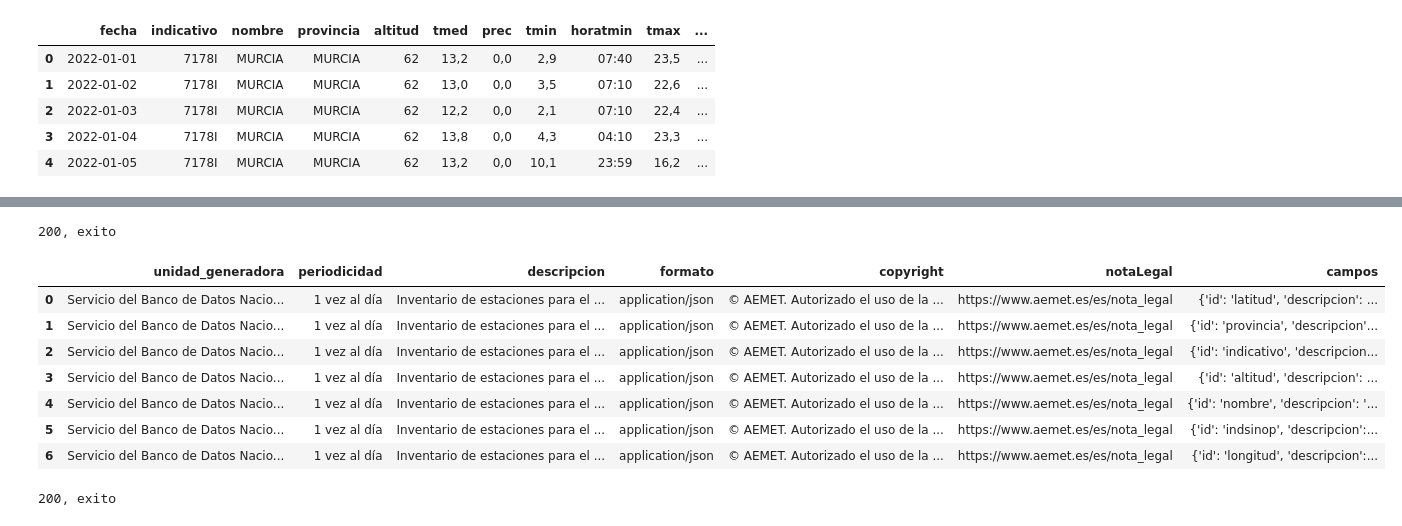
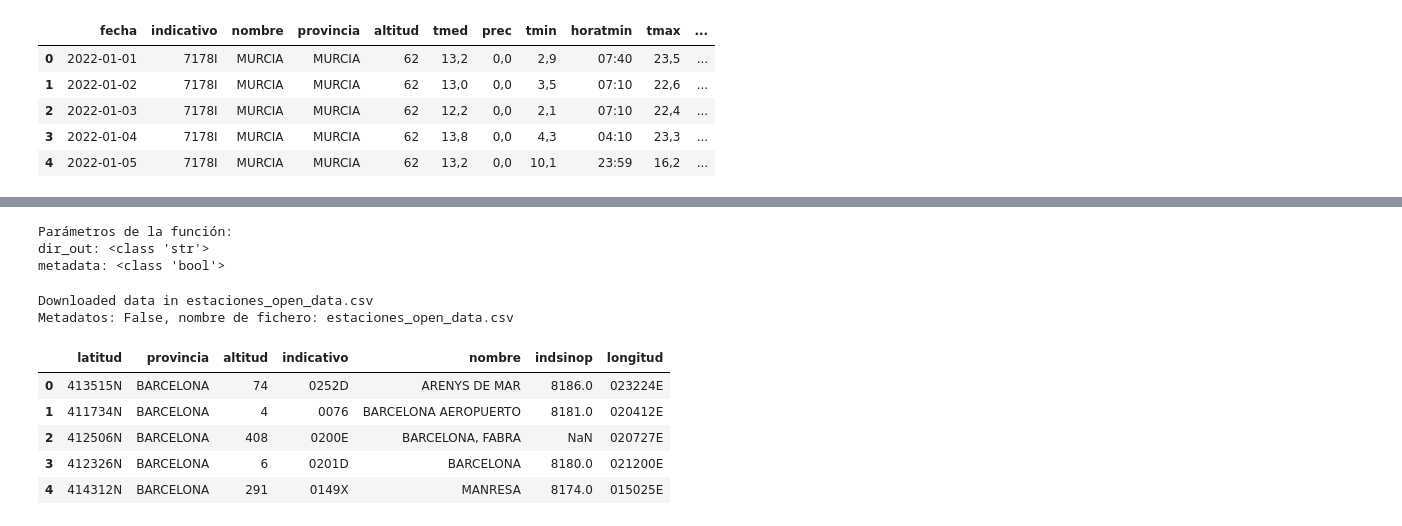
Before and after one commit to solisgb/AemetOpenData, a Jupyter notebook: aemet_open_data.ipynb, the cells around one changed output, grey strips where cells are left out. Cells and saved outputs as stored; diff of their text form; code cells hidden in the pictures.

```diff
--- a/aemet_open_data.ipynb
+++ b/aemet_open_data.ipynb
@@ -182,17 +227,43 @@ El método (función) sólo tiene un parámetro para indicar si quiero los datos
+# %%
+# Parámetros
+parameters = inspect.signature(aod.estaciones_climatologicas).parameters
+print("Parámetros de la función:")
+for name, param in parameters.items():
+    print(f"{name}: {param.annotation}")
+# %% [output]
+Parámetros de la función:
+dir_out: <class 'str'>
+metadata: <class 'bool'>
 # %%
-# metadatos
-est_metadata = aod.climatologias_estaciones(metadata=True)
+# damos valor a los parámetros
+# en dir_out puedes poner cualquier nombre de directorio con permisos de escritura
+# si trabajas en Windows pon una r delante, por ej. r'C:\Users\user1\Documents\tmp'
+# si no pones la r delante tienes que escribirlo así: 'C:\\Users\\user1\\Documents\\tmp'
+dir_output = './download'
+
+# si metadata es True descarga los metadatos; si es False descarga los datos
+# prueba a asignar a la variable metadata los valores True o False
+metadata = False
+
+file_name = aod.estaciones_climatologicas(dir_output, metadata = metadata)
+print(f'Metadatos: {metadata}, nombre de fichero: {file_name}')
 # %% [output]
-200, exito
+Downloaded data in estaciones_open_data.csv
+Metadatos: False, nombre de fichero: estaciones_open_data.csv
 # %%
-# como la petición ha ido bien, veo los resultados
-est_metadata
+# Para ver los datos descargados puedes utilizar un programa que abra ficheros csv,
+# por ejemplo un editor de texto plano, Excel, Calc u otros.
+# Desde este notebook podemos utilizar la siguiente instrucción
+f = Path(dir_output).joinpath(file_name)
+df = pd.read_csv(f)
+# vemos las 5 primeras líneas
+df.head()
+# para ver las 5 últimas escribimos df.tail()
+# se puede ver el fichero entero, pero no nos distraemos con esto
 # %% [output]
-|  | unidad_generadora | periodicidad | descripcion | formato | copyright | notaLegal | campos |
-| 0 | Servicio del Banco de Datos Nacio... | 1 vez al día | Inventario de estaciones para el ... | application/json | © AEMET. Autorizado el uso de la ... | https://www.aemet.es/es/nota_legal | {'id': 'latitud', 'descripcion': ... |
-| 1 | Servicio del Banco de Datos Nacio... | 1 vez al día | Inventario de estaciones para el ... | application/json | © AEMET. Autorizado el uso de la ... | https://www.aemet.es/es/nota_legal | {'id': 'provincia', 'descripcion'... |
-| 2 | Servicio del Banco de Datos Nacio... | 1 vez al día | Inventario de estaciones para el ... | application/json | © AEMET. Autorizado el uso de la ... | https://www.aemet.es/es/nota_legal | {'id': 'indicativo', 'descripcion... |
-| 3 | Servicio del Banco de Datos Nacio... | 1 vez al día | Inventario de estaciones para el ... | application/json | © AEMET. Autorizado el uso de la ... | https://www.aemet.es/es/nota_legal | {'id': 'altitud', 'descripcion': ... |
-| 4 | Servicio del Banco de Datos Nacio... | 1 vez al día | Inventario de estaciones para el ... | application/json | © AEMET. Autorizado el uso de la ... | https://www.aemet.es/es/nota_legal | {'id': 'nombre', 'descripcion': '... |
-| 5 | Servicio del Banco de Datos Nacio... | 1 vez al día | Inventario de estaciones para el ... | application/json | © AEMET. Autorizado el uso de la ... | https://www.aemet.es/es/nota_legal | {'id': 'indsinop', 'descripcion':... |
-| 6 | Servicio del Banco de Datos Nacio... | 1 vez al día | Inventario de estaciones para el ... | application/json | © AEMET. Autorizado el uso de la ... | https://www.aemet.es/es/nota_legal | {'id': 'longitud', 'descripcion':... |
+|  | latitud | provincia | altitud | indicativo | nombre | indsinop | longitud |
+| 0 | 413515N | BARCELONA | 74 | 0252D | ARENYS DE MAR | 8186.0 | 023224E |
+| 1 | 411734N | BARCELONA | 4 | 0076 | BARCELONA AEROPUERTO | 8181.0 | 020412E |
+| 2 | 412506N | BARCELONA | 408 | 0200E | BARCELONA, FABRA | NaN | 020727E |
+| 3 | 412326N | BARCELONA | 6 | 0201D | BARCELONA | 8180.0 | 021200E |
+| 4 | 414312N | BARCELONA | 291 | 0149X | MANRESA | 8174.0 | 015025E |
@@ -203,5 +269,0 @@ est_metadata.to_csv(fo, index=False)
-# %%
-# ahora los datos
-est = aod.climatologias_estaciones(metadata=False)
-# %% [output]
-200, exito
```
Also changed, not shown: parts of 38 cells of this notebook, 2 other files.
